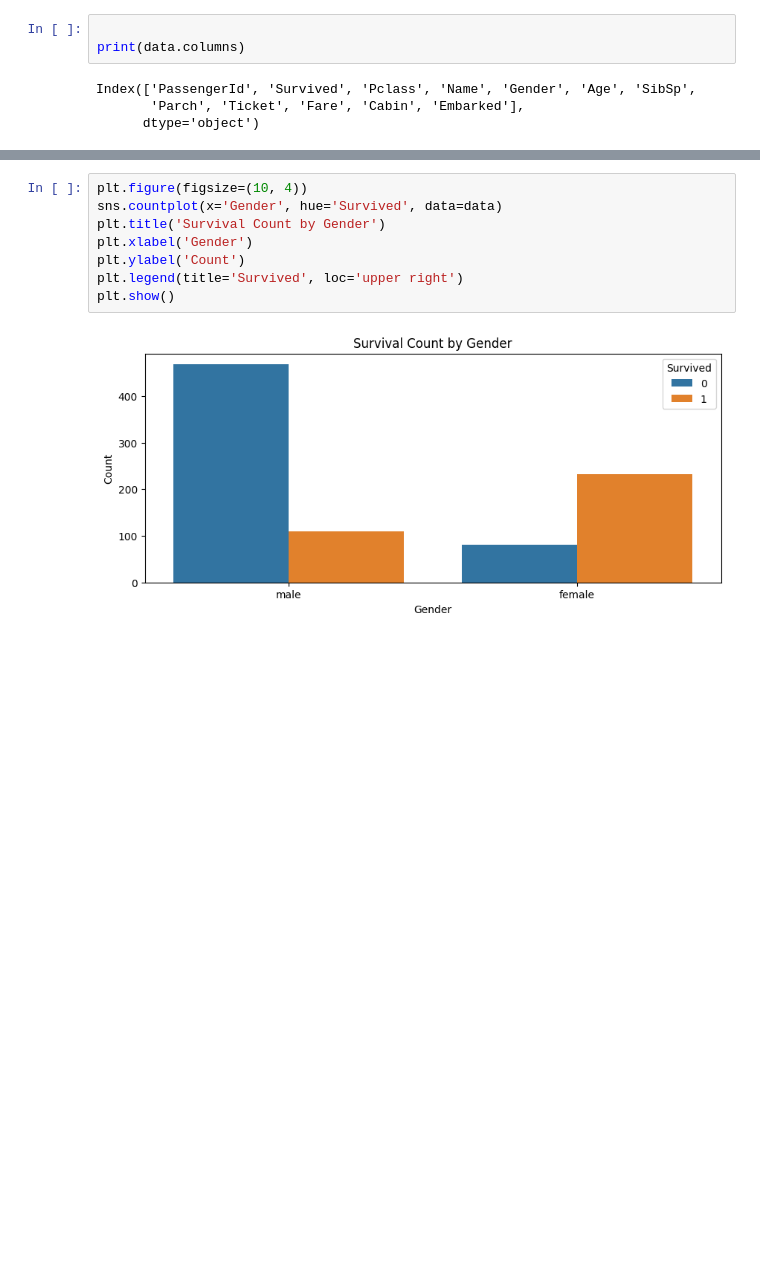
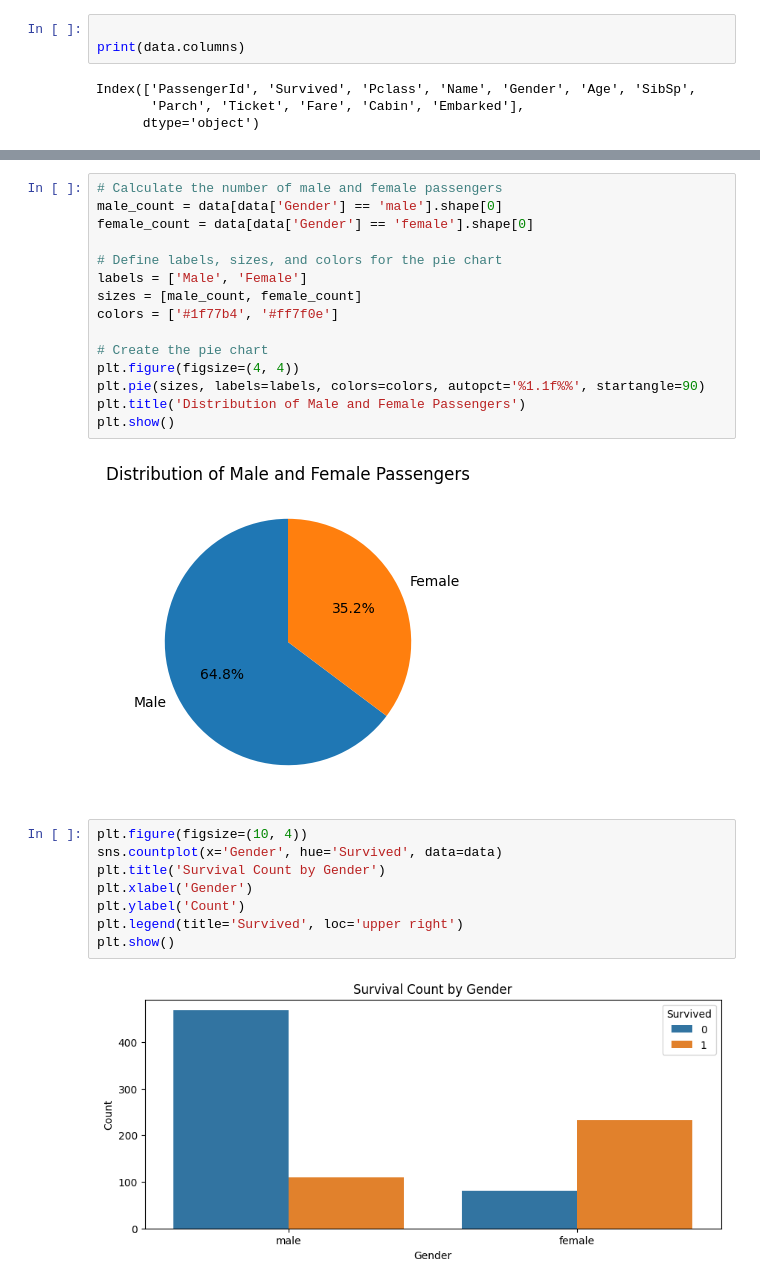
Before and after one commit to Nithanantoj/Feature_Engineering_Project_DS, a Jupyter notebook: notebooks/EDA.ipynb, the cells around one changed output, grey strips where cells are left out. Cells and saved outputs as stored; diff of their text form; blank space fills up the shorter version.

Commit message:
male and female count piechart

```diff
--- a/notebooks/EDA.ipynb
+++ b/notebooks/EDA.ipynb
@@ -40,6 +40,23 @@ plt.title('Survived vs Not Survived')
 plt.show()
 # %% [output]
 [figure]
+# %%
+# Calculate the number of male and female passengers
+male_count = data[data['Gender'] == 'male'].shape[0]
+female_count = data[data['Gender'] == 'female'].shape[0]
+
+# Define labels, sizes, and colors for the pie chart
+labels = ['Male', 'Female']
+sizes = [male_count, female_count]
+colors = ['#1f77b4', '#ff7f0e']
+
+# Create the pie chart
+plt.figure(figsize=(4, 4))
+plt.pie(sizes, labels=labels, colors=colors, autopct='%1.1f%%', startangle=90)
+plt.title('Distribution of Male and Female Passengers')
+plt.show()
+# %% [output]
+[figure, added]
 # %%
 plt.figure(figsize=(10, 4))
 sns.countplot(x='Gender', hue='Survived', data=data)
```
Also changed, not shown: parts of 3 cells of this notebook.
